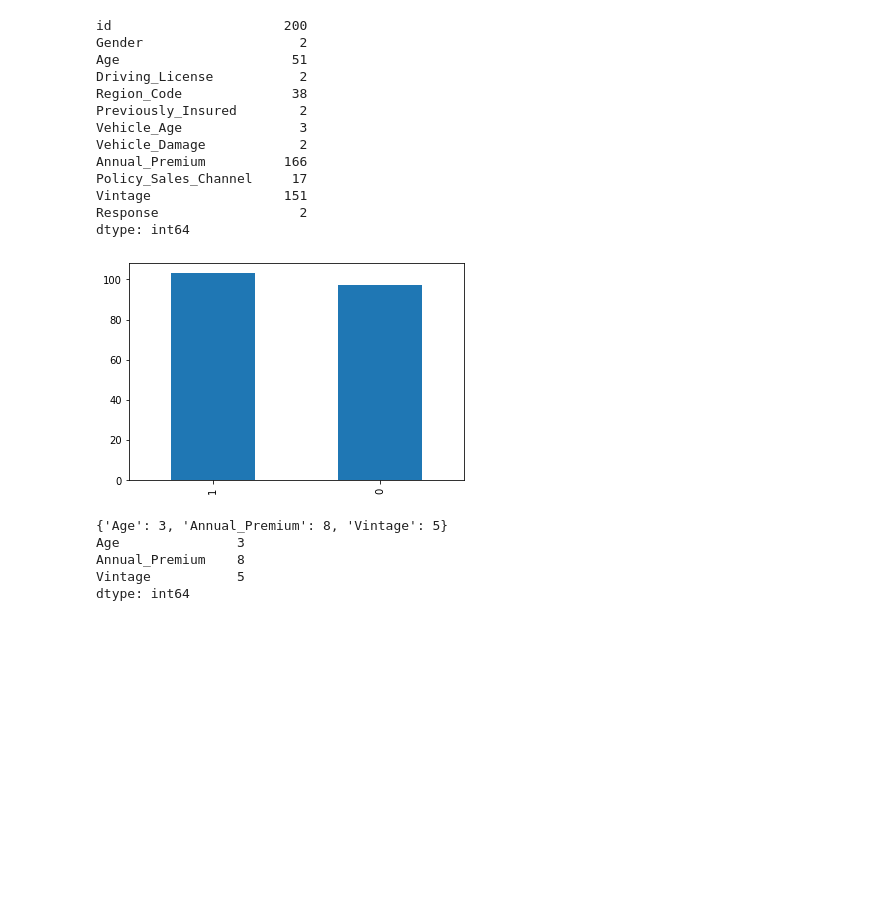
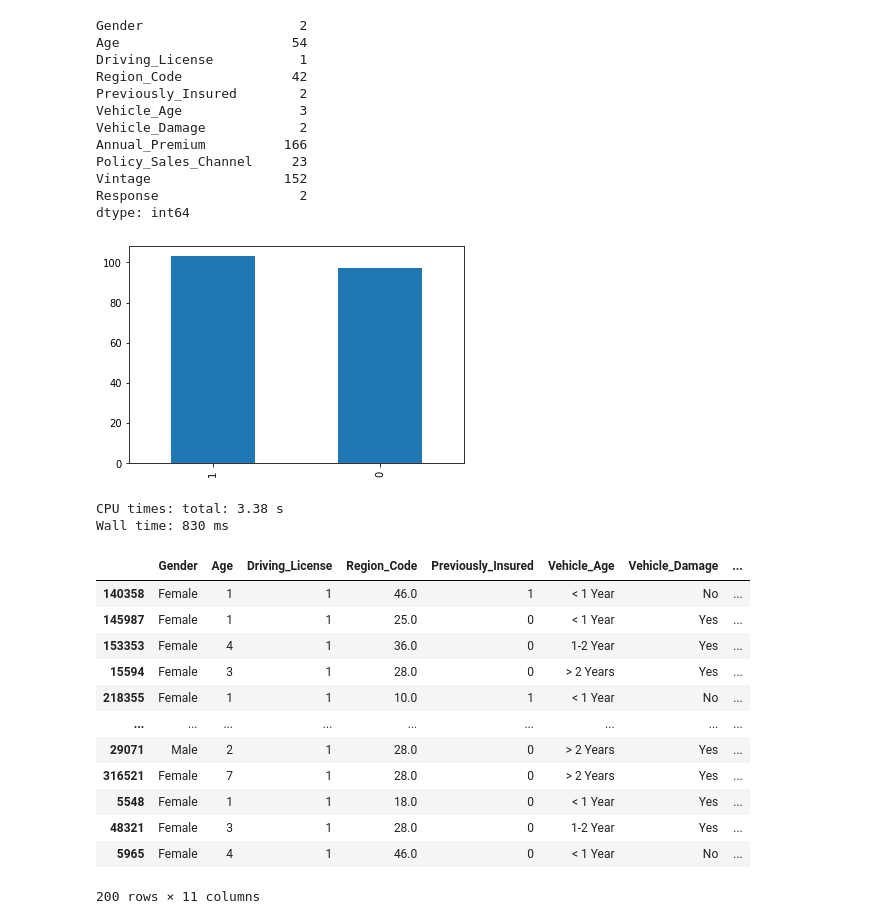
Before and after one commit to atf98/An-Efficient-Discretization-Algorithm-Using-Rough-Set-Theory, a Jupyter notebook: model.ipynb, the cells around one changed output. Saved outputs shown, nothing was run; the diff lists cells and outputs as text; code cells hidden in the pictures; blank space fills up the shorter version.

```diff
--- a/model.ipynb
+++ b/model.ipynb
@@ -27,7 +29,7 @@ import matplotlib.pyplot as plt
 # %%
 # shape (381109, 11)
 data = pd.read_csv('datasets/d1.csv')
-# data_1 = data_1.drop(['id'], axis=1)
+data = data.drop(['id'], axis=1)
 
 # data_2 = pd.read_csv('datasets/d2.csv')
 # %%
@@ -67,22 +69,21 @@ df = df.sample(200, random_state=24) # 24
 df['Response'].value_counts().plot(kind='bar')
 df.nunique()
 # %% [output]
-id                      200
 Gender                    2
-Age                      51
-Driving_License           2
-Region_Code              38
+Age                      54
+Driving_License           1
+Region_Code              42
 Previously_Insured        2
 Vehicle_Age               3
 Vehicle_Damage            2
 Annual_Premium          166
-Policy_Sales_Channel     17
-Vintage                 151
+Policy_Sales_Channel     23
+Vintage                 152
 Response                  2
 dtype: int64
 [figure]
 # %%
-# %%time
+%%time
 
 
 class Error(Exception):
@@ -119,7 +120,11 @@ class DRST:
 
     '''
 
-    def __init__(self, checker_type: str = 'topN'):
+    def __init__(
+        self,
+        checker_type: str = 'topN',
+        comb_max_depth: int = None
+        ):
         # Primary Data Information
         self.data = None
         self.columns = None
@@ -138,8 +143,10 @@ class DRST:
 
         # Config Tools
         self.scaler = StandardScaler()
-        self.natural_interval_model = 'dbscan'
+        self.natural_interval_model = 'kmeans'
         self.NIM_message = 'Model for initiat the natural intervals cannot be blank'
+        self.comb_max_depth = comb_max_depth
+        self.all_combinations = None
 
     def fit(
             self,
@@ -172,15 +179,20 @@ class DRST:
         self.columns = self.data.columns
         self.continuous_columns = continous_columns if continous_columns else self._check_continuous()
         self.discrete_columns = list(set(self.columns).difference(self.continuous_columns))
+
         self.scaled_data = self._scaling_continuous()
         self.silhouette_scores = self._get_silhouette_score()
-        print(self.silhouette_scores)
+        # print(self.silhouette_scores)
 
         # Intiate classification
         self.data_after_INI = getattr(self, '_%s_model' % natural_interval_model, lambda: self.NIM_message)()
-        print(self.data_after_INI.nunique())
+        # print(self.data_after_INI.nunique())
         self.data_after_INI.sort_values(['Annual_Premium']).to_csv('%s_model.csv' % natural_interval_model)
-        return self.data_after_INI
+        self.all_combinations = self.get_combinations()
+
+        data = self.data.copy()
+        data[self.continuous_columns] = self.data_after_INI.to_numpy()
+        return data
 
     def _dbscan_model(self):
         result = {}
@@ -229,36 +241,57 @@ class DRST:
         self.scaled_data = self.data.copy()
         self.scaled_data[self.continuous_columns] = scaled_columns
 
         return self.scaled_data
 
     def _get_silhouette_score(self):
         scores = {}
         for att in self.continuous_columns:
             temp_score = []
             scores[att] = 3
             for n_clusters in range(3,9):
                 # Initialize the clusterer with n_clusters value and a random generator
                 # seed of 10 for reproducibility.
                 clusterer = KMeans(n_clusters=n_clusters, random_state=10)
                 cluster_labels = clusterer.fit_predict(self._np_array_reshaped(self.scaled_data[att]))
 
                 # The silhouette_score gives the average value for all the samples.
                 # This gives a perspective into the density and separation of the formed
                 # clusters
                 silhouette_avg = silhouette_score(self._np_array_reshaped(self.scaled_data[att]), cluster_labels)
                 temp_score.append(silhouette_avg)
             scores[att] = temp_score.index(max(temp_score)) + 3
         return scores
 
+    def get_combinations(self, comb_max_depth: int = None):
+        if not comb_max_depth:
+            comb_max_depth = self.comb_max_depth
+        combX = []
+        for idx, _ in enumerate(self.discrete_columns):
+            if comb_max_depth and comb_max_depth == idx:
+                break
+            combX.extend(list(combinations(self.discrete_columns, idx + 1)))
+
+        return sorted(combX, key=len)
 
 drst = DRST()
 # drst.fit(data_1, natural_interval_model='kmeans', continous_columns=['months_as_customer','total_claim_amount'])
 # drst.fit(data_1, natural_interval_model='kmeans')
 
-drst_fit = drst.fit(df, natural_interval_model='kmeans')
+drst_fit = drst.fit(df)
+drst_fit
 # %% [output]
-{'Age': 3, 'Annual_Premium': 8, 'Vintage': 5}
-Age               3
-Annual_Premium    8
-Vintage           5
-dtype: int64
+CPU times: total: 3.38 s
+Wall time: 830 ms
+|  | Gender | Age | Driving_License | Region_Code | Previously_Insured | Vehicle_Age | Vehicle_Damage | ... |
+| 140358 | Female | 1 | 1 | 46.0 | 1 | < 1 Year | No | ... |
+| 145987 | Female | 1 | 1 | 25.0 | 0 | < 1 Year | Yes | ... |
+| 153353 | Female | 4 | 1 | 36.0 | 0 | 1-2 Year | Yes | ... |
+| 15594 | Female | 3 | 1 | 28.0 | 0 | > 2 Years | Yes | ... |
+| 218355 | Female | 1 | 1 | 10.0 | 1 | < 1 Year | No | ... |
+| ... | ... | ... | ... | ... | ... | ... | ... | ... |
+| 29071 | Male | 2 | 1 | 28.0 | 0 | > 2 Years | Yes | ... |
+| 316521 | Female | 7 | 1 | 28.0 | 0 | > 2 Years | Yes | ... |
+| 5548 | Female | 1 | 1 | 18.0 | 0 | < 1 Year | Yes | ... |
+| 48321 | Female | 3 | 1 | 28.0 | 0 | 1-2 Year | Yes | ... |
+| 5965 | Female | 4 | 1 | 46.0 | 0 | < 1 Year | No | ... |
+200 rows × 11 columns
```
Also changed, not shown: parts of 1 cell of this notebook, 2 other files.
